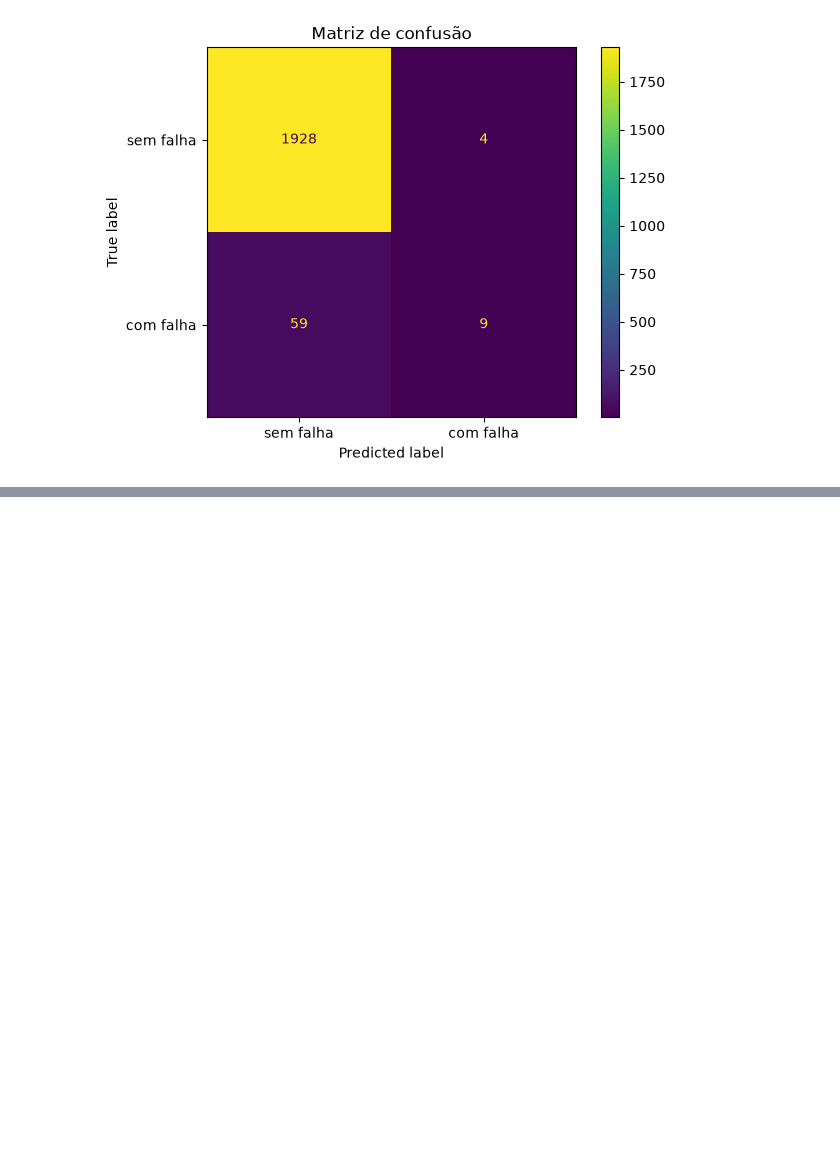
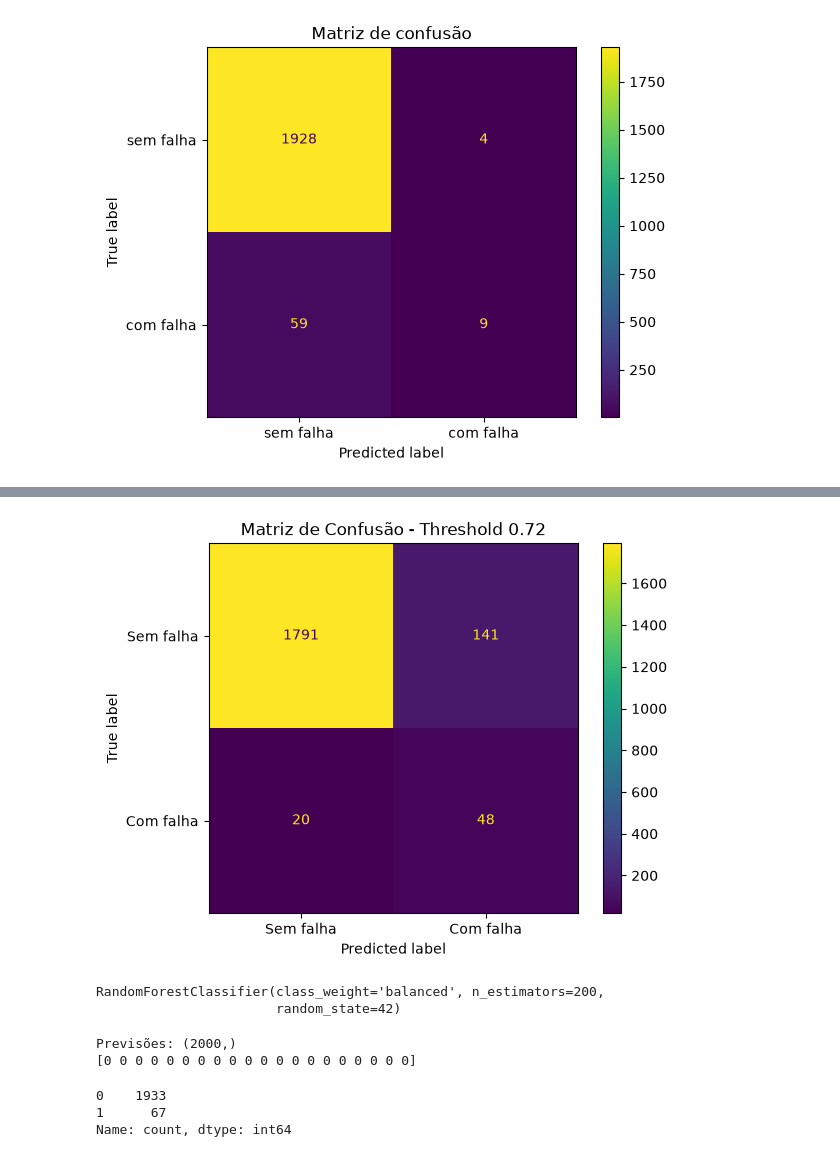
Before and after one commit to joaovitorsoska/Sistema-industrial-deteccao-anomalias, a Jupyter notebook: notebooks/EDA.ipynb, the cells around one changed output, grey strips where cells are left out. Drawn from its saved outputs; the diff is of its cells as text; code cells hidden in the pictures; blank space fills up the shorter version.

```diff
--- a/notebooks/EDA.ipynb
+++ b/notebooks/EDA.ipynb
@@ -293,0 +492,43 @@ plt.show()
+# %%
+threshold_final = 0.72
+
+y_pred_final = (y_prob >= threshold_final).astype(int)
+
+cm_final = confusion_matrix(y_test, y_pred_final)
+
+disp_final = ConfusionMatrixDisplay(
+    confusion_matrix=cm_final,
+    display_labels=["Sem falha", "Com falha"]
+)
+
+disp_final.plot()
+
+plt.title("Matriz de Confusão - Threshold 0.72")
+plt.show()
+# %% [output]
+[figure, added]
+# %%
+rf_model = RandomForestClassifier(
+    n_estimators=200,
+    random_state=42,
+    class_weight='balanced'
+)
+
+rf_model.fit(X_train, y_train)
+# %% [output]
+RandomForestClassifier(class_weight='balanced', n_estimators=200,
+                       random_state=42)
+# %%
+y_pred_rf = rf_model.predict(X_test)
+
+print("Previsões:", y_pred_rf.shape)
+print(y_pred_rf[:20])
+# %% [output]
+Previsões: (2000,)
+[0 0 0 0 0 0 0 0 0 0 0 0 0 0 0 0 0 0 0 0]
+# %%
+print(pd.Series(y_pred_rf).value_counts())
+# %% [output]
+0    1933
+1      67
+Name: count, dtype: int64
```
Also changed, not shown: parts of 12 cells of this notebook.
